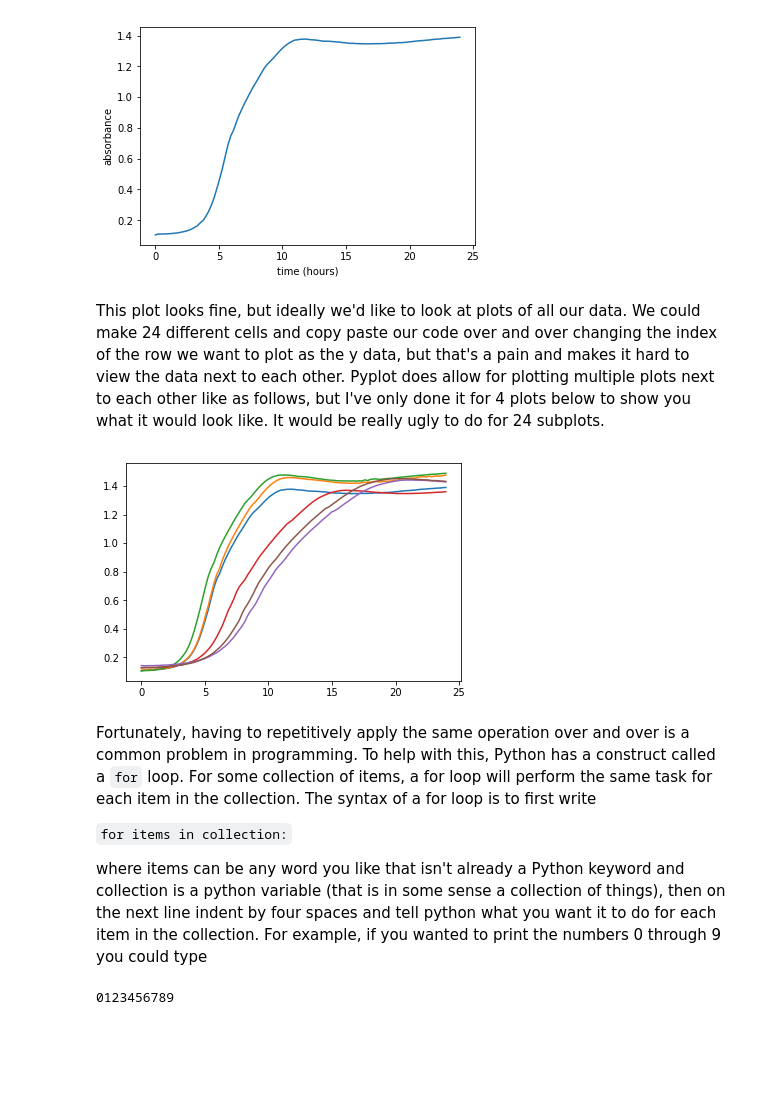
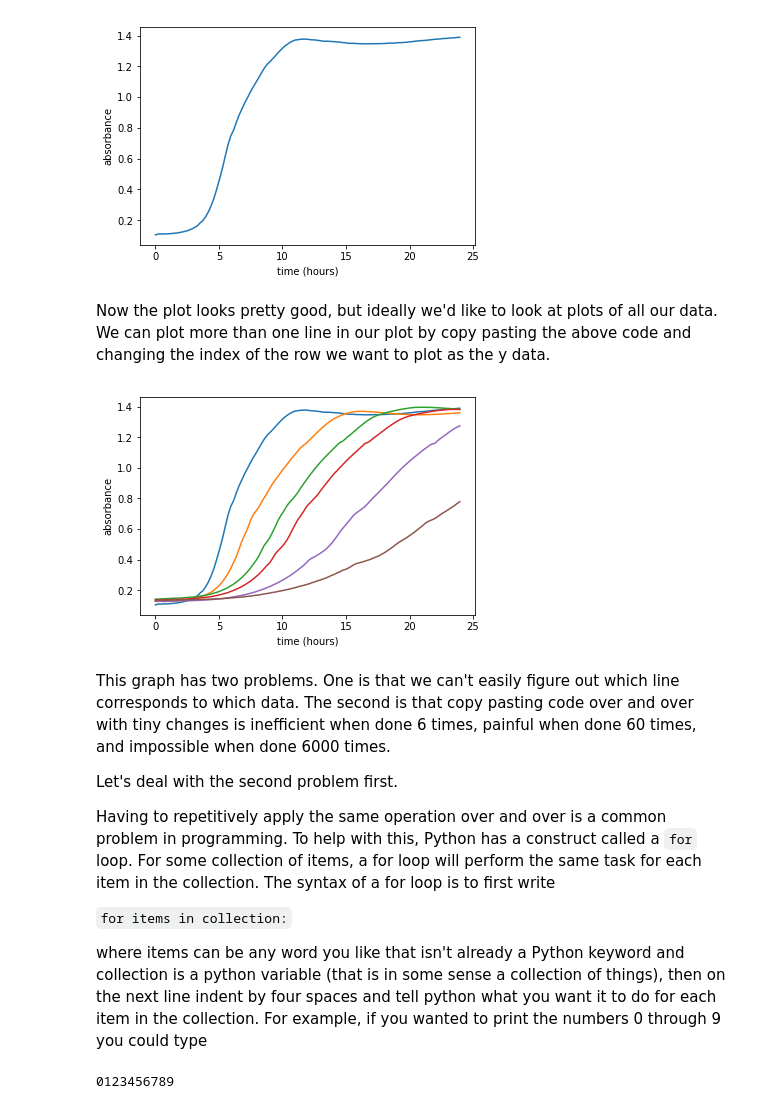
Before and after one commit to nicholas-sherer/Python-Workshop-Materials, a Jupyter notebook: Learning Programming by Analyzing E. Coli Growth.ipynb, the cells around one changed output. Drawn from its saved outputs; the diff is of its cells as text; code cells hidden in the pictures; blank space fills up the shorter version.

Commit message:
modified the explanatino of the section on plotting

```diff
--- a/Learning Programming by Analyzing E. Coli Growth.ipynb
+++ b/Learning Programming by Analyzing E. Coli Growth.ipynb
@@ -165,7 +165,7 @@ The last row of array_2d is [  0.9  23.    1. ]
 # %% [markdown]
 Numpy also comes with function from loading data from a textfile into a numpy array. Let's finally load the data from the spreadsheet into python.
 # %%
-data = np.loadtxt(fname='MG1655 Chloramphenicol 10 Feb averages simplified sheet.csv', delimiter=',')
+data = np.loadtxt(fname='MG1655 Chloramphenicol 10 Feb averages ultra simplified sheet.csv', delimiter=',')
 # %% [markdown]
 ***
 #### <span style="color:blue">Exercise 2</span>
@@ -212,19 +218,25 @@ plt.xlabel('time (hours)');
 plt.ylabel('absorbance');
 # %% [output]
 [figure]
-# %% [markdown]
-This plot looks fine, but ideally we'd like to look at plots of all our data. We could make 24 different cells and copy paste our code over and over changing the index of the row we want to plot as the y data, but that's a pain and makes it hard to view the data next to each other. Pyplot does allow for plotting multiple plots next to each other like as follows, but I've only done it for 4 plots below to show you what it would look like. It would be really ugly to do for 24 subplots.
+# %% [markdown]
+Now the plot looks pretty good, but ideally we'd like to look at plots of all our data. We can plot more than one line in our plot by copy pasting the above code and changing the index of the row we want to plot as the y data.
 # %%
 plt.plot(time,data[1,:]);
 plt.plot(time,data[2,:]);
 plt.plot(time,data[3,:]);
 plt.plot(time,data[4,:]);
 plt.plot(time,data[5,:]);
 plt.plot(time,data[6,:]);
+plt.xlabel('time (hours)');
+plt.ylabel('absorbance');
 # %% [output]
-[figure, old version]
+[figure, new version]
 # %% [markdown]
-Fortunately, having to repetitively apply the same operation over and over is a common problem in programming. To help with this, Python has a construct called a <code>for</code> loop. For some collection of items, a for loop will perform the same task for each item in the collection. The syntax of a for loop is to first write
+This graph has two problems. One is that we can't easily figure out which line corresponds to which data. The second is that copy pasting code over and over with tiny changes is inefficient when done 6 times, painful when done 60 times, and impossible when done 6000 times.
+
+Let's deal with the second problem first.
+
+Having to repetitively apply the same operation over and over is a common problem in programming. To help with this, Python has a construct called a <code>for</code> loop. For some collection of items, a for loop will perform the same task for each item in the collection. The syntax of a for loop is to first write
 
 <code>for items in collection:</code>
 
```
Also changed, not shown: parts of 8 cells of this notebook.
